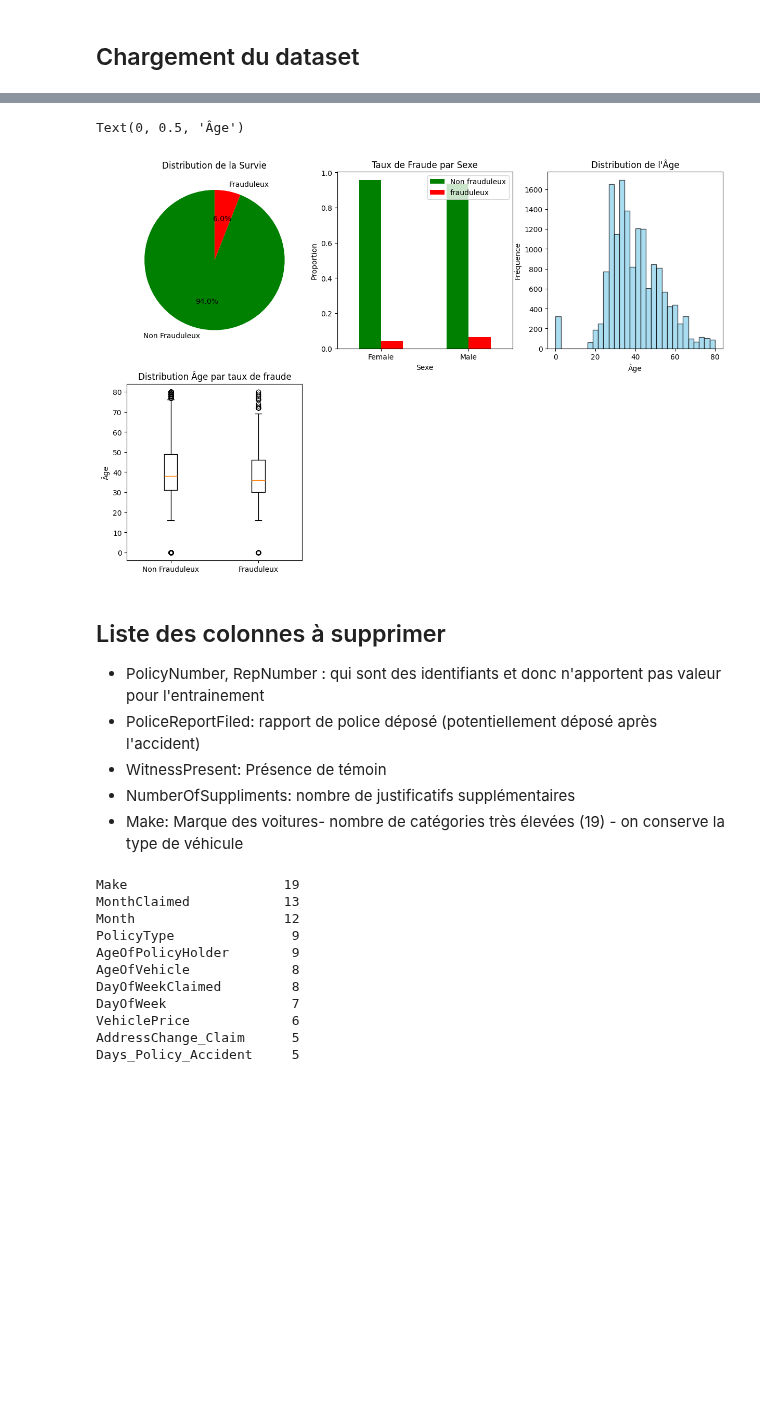
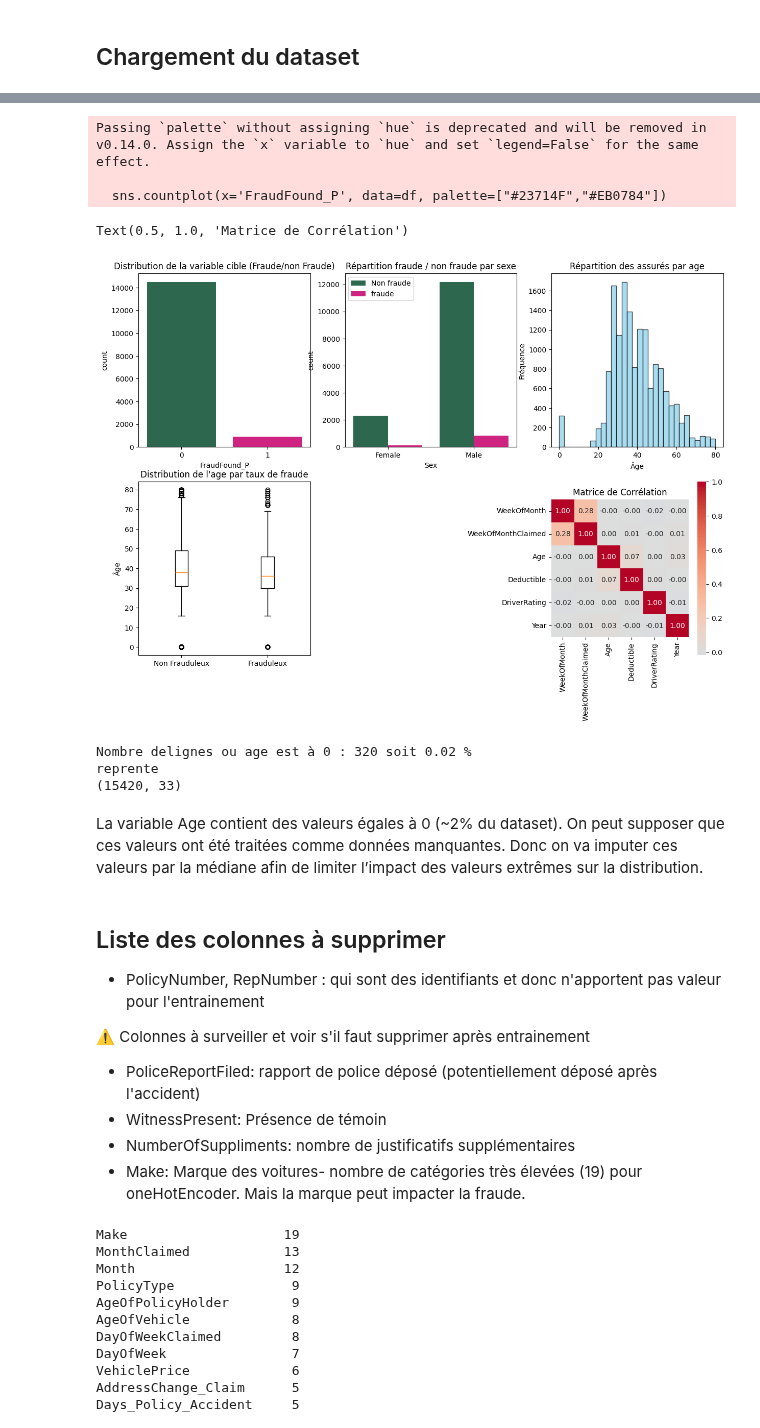
Before and after one commit to djamaliAliBahaBakar/insurance-fraud-detection, a Jupyter notebook: Projet_End_To_End_ML.ipynb, the cells around one changed output, grey strips where cells are left out. Drawn from its saved outputs; the diff is of its cells as text; code cells hidden in the pictures; blank space fills up the shorter version.

```diff
--- a/Projet_End_To_End_ML.ipynb
+++ b/Projet_End_To_End_ML.ipynb
@@ -144,49 +114,67 @@ Text(0.5, 1.0, 'Matrice de Corrélation')
 # %%
 # EDA Visualisations
 plt.figure(figsize=(20, 15))
 
 # 1. Distribution de la variable cible
 plt.subplot(3, 4, 1)
 survival_counts = df['FraudFound_P'].value_counts()
-plt.pie(survival_counts.values, labels=['Non Frauduleux', 'Frauduleux'], autopct='%1.1f%%',
-        colors=['green', 'red'], startangle=90)
-plt.title('Distribution de la Survie')
+sns.countplot(x='FraudFound_P', data=df, palette=["#23714F","#EB0784"])
+plt.title('Distribution de la variable cible (Fraude/non Fraude)')
 
 # 2. Taux de fraude par sexe
 plt.subplot(3, 4, 2)
-survival_by_sex = pd.crosstab(df['Sex'], df['FraudFound_P'], normalize='index')
-survival_by_sex.plot(kind='bar', color=['green', 'red'], ax=plt.gca())
-plt.title('Taux de Fraude par Sexe')
-plt.xlabel('Sexe')
-plt.ylabel('Proportion')
-plt.legend(['Non frauduleux', 'frauduleux'])
+sns.countplot(x='Sex', hue='FraudFound_P',  data=df, palette=["#23714F","#EB0784"])
+plt.title('Répartition fraude / non fraude par sexe')
+plt.legend(['Non fraude', 'fraude'])
 plt.xticks(rotation=0)
 
 
 # 3. Distribution de l'âge
 plt.subplot(3, 4, 3)
 plt.hist(df['Age'].dropna(), bins=30, alpha=0.7, color='skyblue', edgecolor='black')
-plt.title('Distribution de l\'Âge')
+plt.title('Répartition des assurés par age')
 plt.xlabel('Âge')
 plt.ylabel('Fréquence')
 
 # 4. Taux de fraude par âge (boxplot)
 plt.subplot(3, 4, 5)
 frauduleux_ages = df[df['FraudFound_P'] == 1]['Age'].dropna()
 non_frauduleux_ages = df[df['FraudFound_P'] == 0]['Age'].dropna()
 plt.boxplot([non_frauduleux_ages, frauduleux_ages], tick_labels=['Non Frauduleux', 'Frauduleux'])
-plt.title('Distribution Âge par taux de fraude')
+plt.title("Distribution de l'age par taux de fraude")
 plt.ylabel('Âge')
+
+# Matrice de correlation
+plt.subplot(3, 4, 7)
+corr_matrix = df[num_colums].corr()
+sns.heatmap(corr_matrix, annot=True, cmap='coolwarm', center=0,
+            square=True, fmt='.2f')
+plt.title('Matrice de Corrélation')
 # %% [output]
-Text(0, 0.5, 'Âge')
+Passing `palette` without assigning `hue` is deprecated and will be removed in v0.14.0. Assign the `x` variable to `hue` and set `legend=False` for the same effect.
+
+  sns.countplot(x='FraudFound_P', data=df, palette=["#23714F","#EB0784"])
+Text(0.5, 1.0, 'Matrice de Corrélation')
-[figure, old version]
+[figure, new version]
+# %%
+# Valeur age à 0
+print(f"Nombre delignes ou age est à 0 : {(df["Age"] == 0).sum()} soit {round((df["Age"] == 0).sum()/df.shape[0], 2)} %")
+# %% [output]
+Nombre delignes ou age est à 0 : 320 soit 0.02 %
+reprente
+(15420, 33)
+# %% [markdown]
+La variable Age contient des valeurs égales à 0 (~2% du dataset).
+On peut supposer que ces valeurs ont été traitées comme données manquantes. Donc on va imputer ces valeurs par la médiane afin de limiter l’impact des valeurs extrêmes sur la distribution.
 # %% [markdown]
 ## Liste des colonnes à supprimer
 - PolicyNumber, RepNumber : qui sont des identifiants et donc n'apportent pas valeur pour l'entrainement
+
+⚠️ Colonnes à surveiller et voir s'il faut supprimer après entrainement
 - PoliceReportFiled: rapport de police déposé (potentiellement déposé après l'accident)
 - WitnessPresent: Présence de témoin
 - NumberOfSuppliments: nombre de justificatifs supplémentaires
-- Make: Marque des voitures- nombre de catégories très élevées (19) - on conserve la type de véhicule
+- Make: Marque des voitures- nombre de catégories très élevées (19) pour oneHotEncoder. Mais la marque peut impacter la fraude.
 # %%
 # verifier les features catégorielles
 print(df[category_columns].nunique().sort_values(ascending=False))
```
Also changed, not shown: parts of 16 cells of this notebook, 3 other files.
